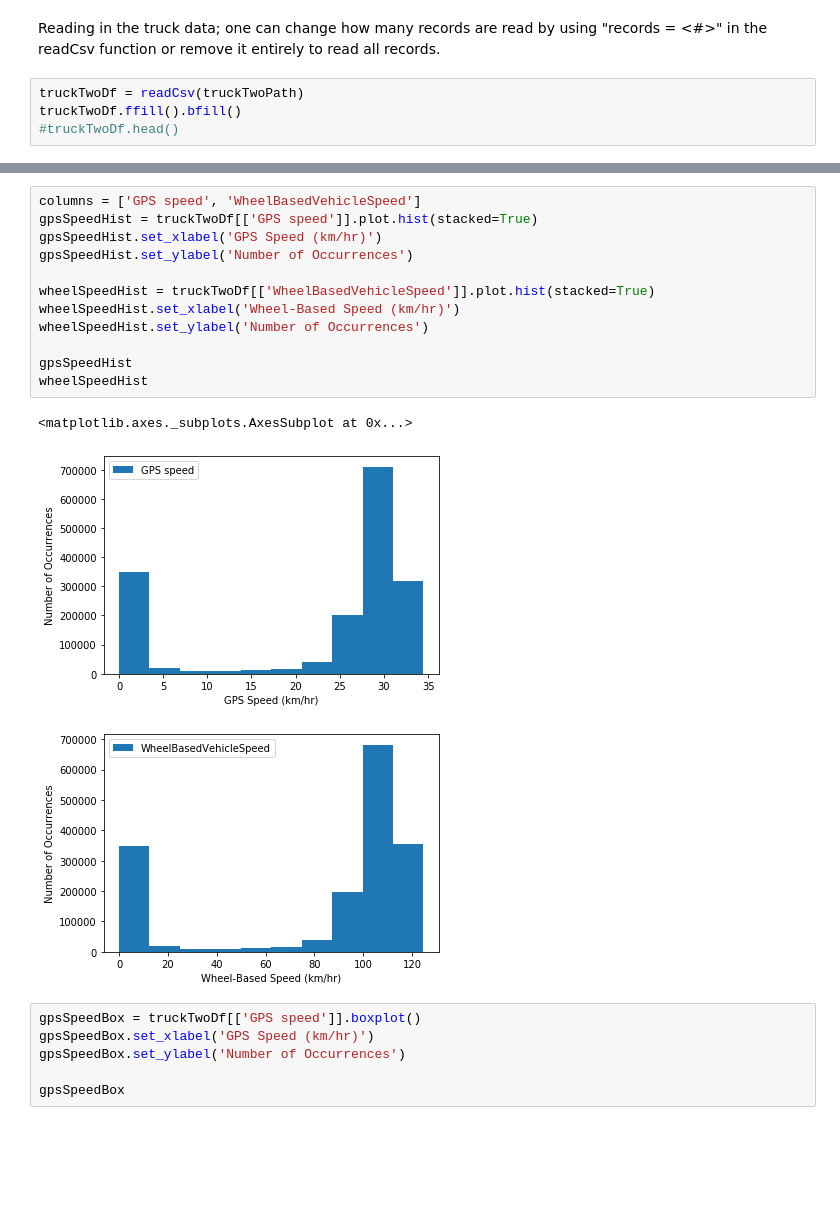
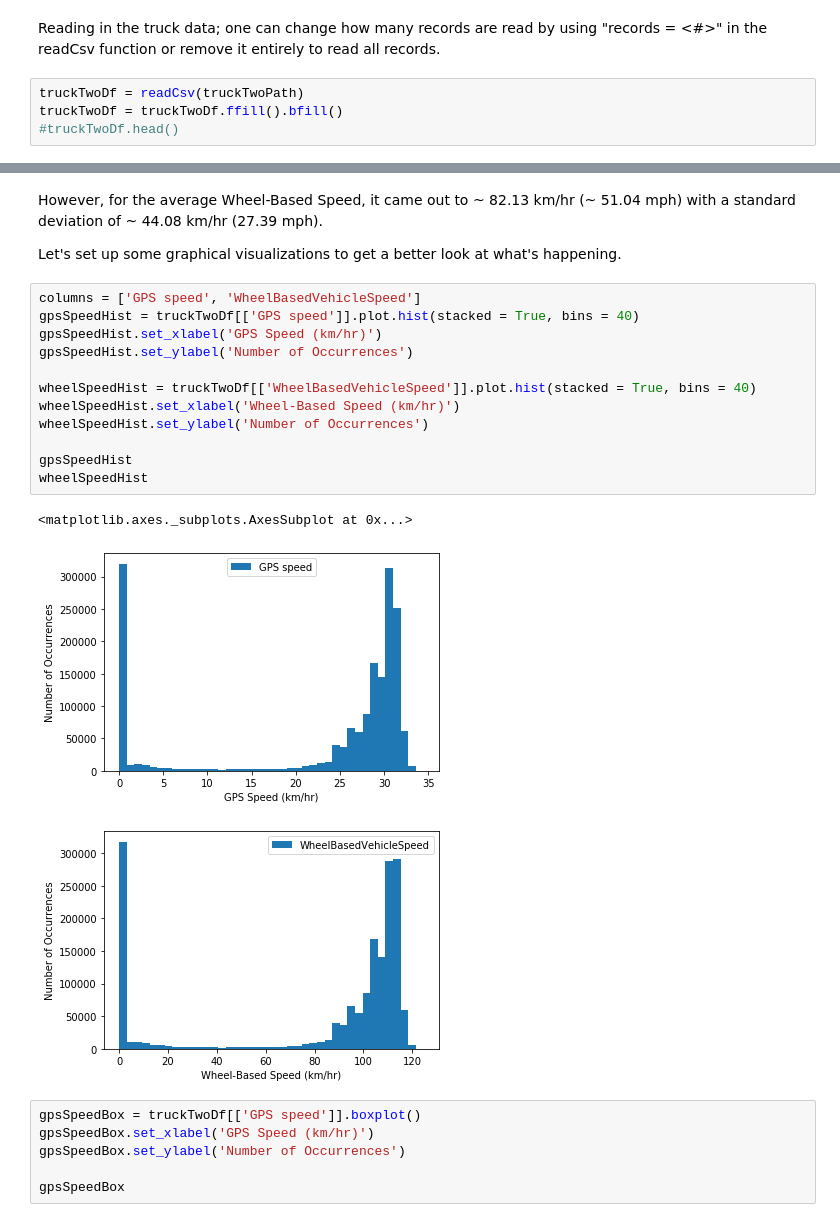
Before and after one commit to UNCG-CSE/Volvo_Truck_Analytics, a Jupyter notebook: src/Truck2GpsVsWheelBased.ipynb, the cells around one changed output, grey strips where cells are left out. Saved outputs shown, nothing was run; the diff lists cells and outputs as text; blank space fills up the shorter version.

```diff
--- a/src/Truck2GpsVsWheelBased.ipynb
+++ b/src/Truck2GpsVsWheelBased.ipynb
@@ -25,5 +25,5 @@ def readCsv(truck, records = None, headerIdx = 0):
 Reading in the truck data; one can change how many records are read by using "records = <#>" in the readCsv function or remove it entirely to read all records.
 # %%
 truckTwoDf = readCsv(truckTwoPath)
-truckTwoDf.ffill().bfill()
+truckTwoDf = truckTwoDf.ffill().bfill()
 #truckTwoDf.head()
@@ -49,19 +58,23 @@ truckTwoDf.ffill().bfill()
+# %% [markdown]
+However, for the average Wheel-Based Speed, it came out to ~ 82.13 km/hr (~ 51.04 mph) with a standard deviation of ~ 44.08 km/hr (27.39 mph).
+
+Let's set up some graphical visualizations to get a better look at what's happening.
 # %%
 columns = ['GPS speed', 'WheelBasedVehicleSpeed']
-gpsSpeedHist = truckTwoDf[['GPS speed']].plot.hist(stacked=True)
+gpsSpeedHist = truckTwoDf[['GPS speed']].plot.hist(stacked = True, bins = 40)
 gpsSpeedHist.set_xlabel('GPS Speed (km/hr)')
 gpsSpeedHist.set_ylabel('Number of Occurrences')
 
-wheelSpeedHist = truckTwoDf[['WheelBasedVehicleSpeed']].plot.hist(stacked=True)
+wheelSpeedHist = truckTwoDf[['WheelBasedVehicleSpeed']].plot.hist(stacked = True, bins = 40)
 wheelSpeedHist.set_xlabel('Wheel-Based Speed (km/hr)')
 wheelSpeedHist.set_ylabel('Number of Occurrences')
 
 gpsSpeedHist
 wheelSpeedHist
 # %% [output]
 <matplotlib.axes._subplots.AxesSubplot at 0x...>
-[figure, old version]
+[figure, new version]
-[figure, old version]
+[figure, new version]
 # %%
 gpsSpeedBox = truckTwoDf[['GPS speed']].boxplot()
 gpsSpeedBox.set_xlabel('GPS Speed (km/hr)')
```
Also changed, not shown: parts of 5 cells of this notebook.
